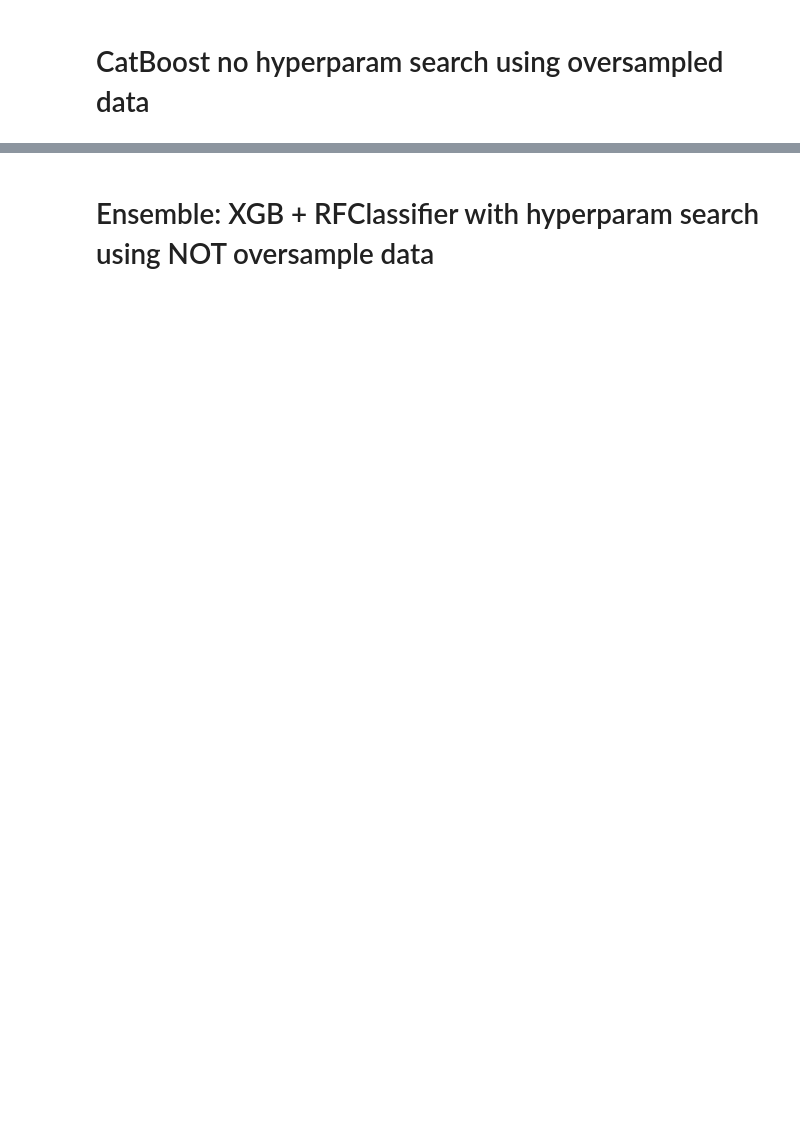
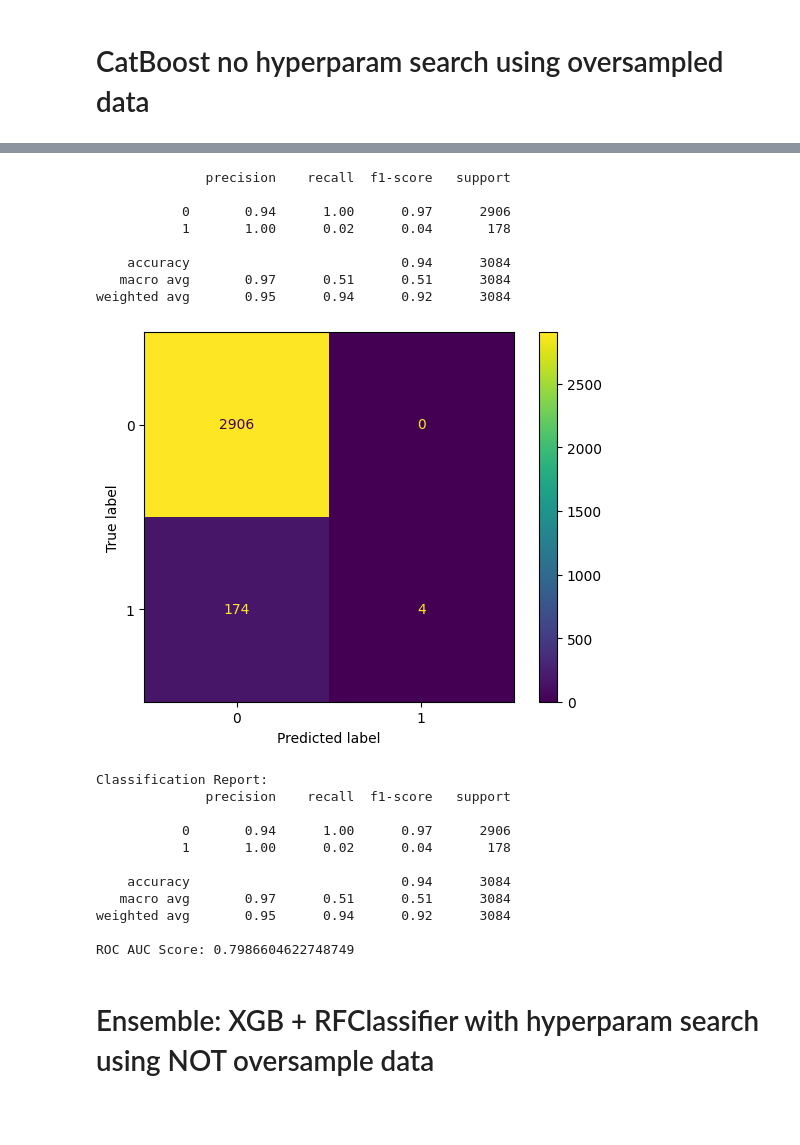
Before and after one commit to divakaivan/insurance-fraud-mlops-pipeline, a Jupyter notebook: preprocessing.ipynb, the cells around one changed output, grey strips where cells are left out. Drawn from its saved outputs; the diff is of its cells as text; code cells hidden in the pictures; blank space fills up the shorter version.

```diff
--- a/preprocessing.ipynb
+++ b/preprocessing.ipynb
@@ -542,3 +605,44 @@ weighted avg       0.92      0.81      0.85      3084
+# %%
+params = {
+    'iterations': 1000,
+    'learning_rate': 0.1,
+    'depth': 16,
+    'loss_function': 'Logloss',
+    'verbose': False
+}
+
+train_pool = Pool(data=X_train, label=y_train)
+test_pool = Pool(data=X_test, label=y_test)
+
+model = CatBoostClassifier(**params)
+model.fit(train_pool, eval_set=test_pool, early_stopping_rounds=10, verbose_eval=False)
+
+y_pred = model.predict(X_test)
+
+cr_cm(y_test, y_pred)
+
+log_model_performance(model, X_test, y_test, 'CatBoost', 'CatBoost; No Hyperparameter Tuning; No OverSampled data', params)
+# %% [output]
+              precision    recall  f1-score   support
+
+           0       0.94      1.00      0.97      2906
+           1       1.00      0.02      0.04       178
+
+    accuracy                           0.94      3084
+   macro avg       0.97      0.51      0.51      3084
+weighted avg       0.95      0.94      0.92      3084
+[figure, added]
+Classification Report:
+              precision    recall  f1-score   support
+
+           0       0.94      1.00      0.97      2906
+           1       1.00      0.02      0.04       178
+
+    accuracy                           0.94      3084
+   macro avg       0.97      0.51      0.51      3084
+weighted avg       0.95      0.94      0.92      3084
+
+ROC AUC Score: 0.7986604622748749
 # %% [markdown]
 # Ensemble: XGB + RFClassifier with hyperparam search using NOT oversample data
 # %% [markdown]
```
Also changed, not shown: parts of 16 cells of this notebook.
